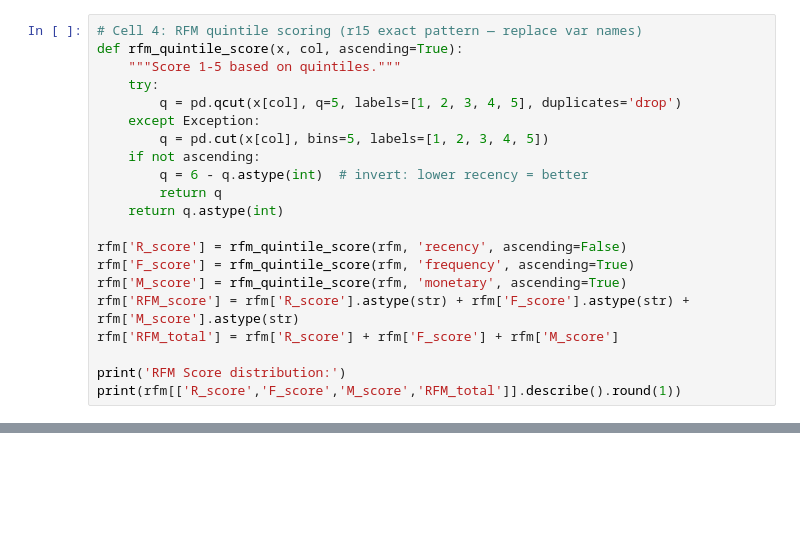
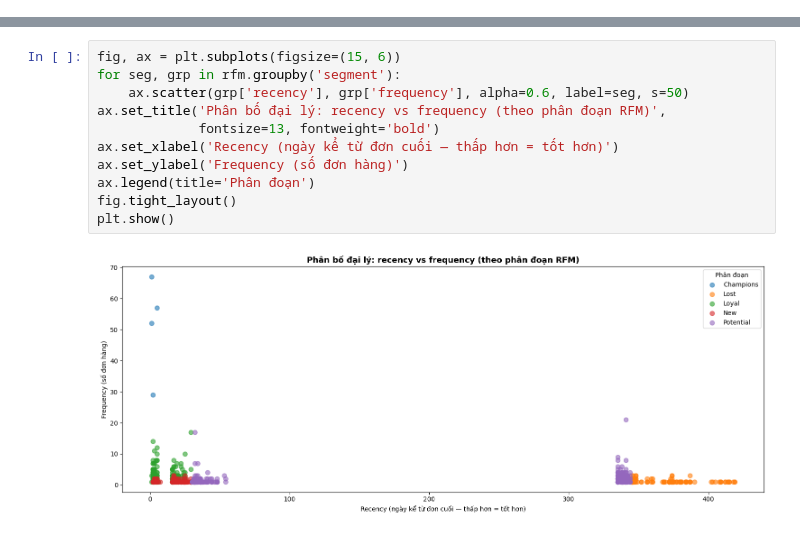
Before and after one commit to TruongDev24/tnbike-analytics-final, a Jupyter notebook: notebooks/03_q3_dealer_activity.ipynb, the cells around one changed output, grey strips where cells are left out. Saved outputs shown, nothing was run; the diff lists cells and outputs as text; blank space fills up the shorter version.

```diff
--- a/notebooks/03_q3_dealer_activity.ipynb
+++ b/notebooks/03_q3_dealer_activity.ipynb
@@ -75,21 +0,0 @@ max      419.0       67.0  9.957719e+09
-# %%
-# Cell 4: RFM quintile scoring (r15 exact pattern — replace var names)
-def rfm_quintile_score(x, col, ascending=True):
-    """Score 1-5 based on quintiles."""
-    try:
-        q = pd.qcut(x[col], q=5, labels=[1, 2, 3, 4, 5], duplicates='drop')
-    except Exception:
-        q = pd.cut(x[col], bins=5, labels=[1, 2, 3, 4, 5])
-    if not ascending:
-        q = 6 - q.astype(int)  # invert: lower recency = better
-        return q
-    return q.astype(int)
-
-rfm['R_score'] = rfm_quintile_score(rfm, 'recency', ascending=False)
-rfm['F_score'] = rfm_quintile_score(rfm, 'frequency', ascending=True)
-rfm['M_score'] = rfm_quintile_score(rfm, 'monetary', ascending=True)
-rfm['RFM_score'] = rfm['R_score'].astype(str) + rfm['F_score'].astype(str) + rfm['M_score'].astype(str)
-rfm['RFM_total'] = rfm['R_score'] + rfm['F_score'] + rfm['M_score']
-
-print('RFM Score distribution:')
-print(rfm[['R_score','F_score','M_score','RFM_total']].describe().round(1))
@@ -501,0 +170,13 @@ else:
+# %%
+fig, ax = plt.subplots(figsize=(15, 6))
+for seg, grp in rfm.groupby('segment'):
+    ax.scatter(grp['recency'], grp['frequency'], alpha=0.6, label=seg, s=50)
+ax.set_title('Phân bố đại lý: recency vs frequency (theo phân đoạn RFM)',
+             fontsize=13, fontweight='bold')
+ax.set_xlabel('Recency (ngày kể từ đơn cuối — thấp hơn = tốt hơn)')
+ax.set_ylabel('Frequency (số đơn hàng)')
+ax.legend(title='Phân đoạn')
+fig.tight_layout()
+plt.show()
+# %% [output]
+[figure, added]
```
Also changed, not shown: parts of 35 cells of this notebook, 1 other file.
